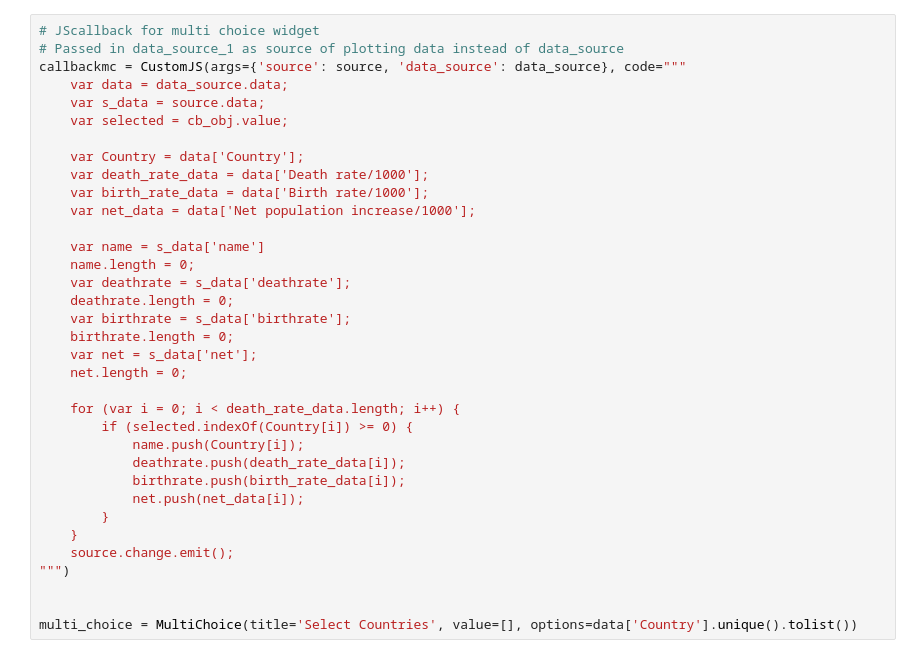
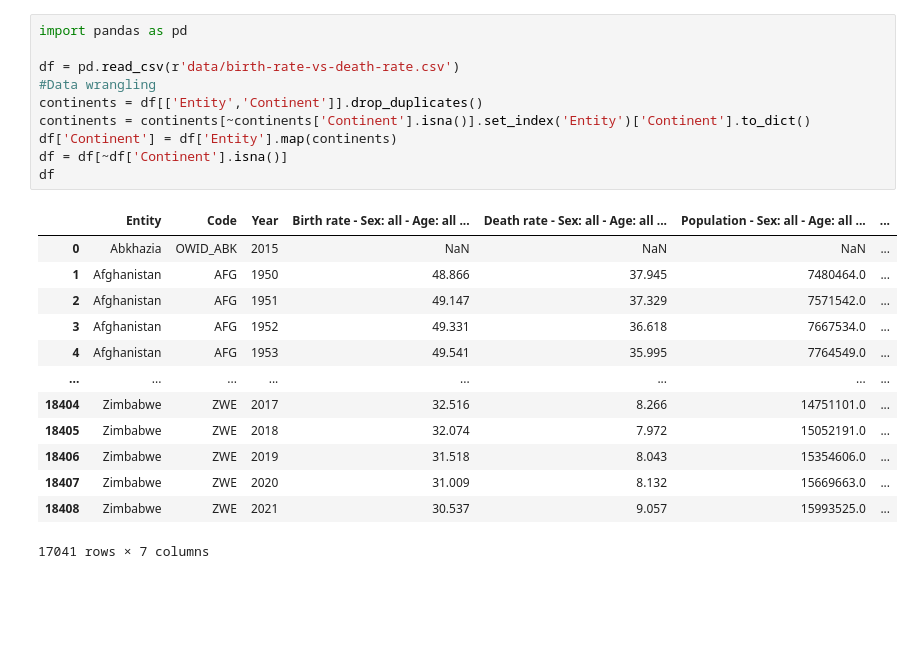
Before and after one commit to AlZ11/GeoDemo-Visualisations, a Jupyter notebook: birthdeathrate.ipynb, the cells around one changed output. Drawn from its saved outputs; the diff is of its cells as text; blank space fills up the shorter version.

```diff
--- a/birthdeathrate.ipynb
+++ b/birthdeathrate.ipynb
@@ -101,35 +1,24 @@ range_slider = RangeSlider(title='Year', start=1950, end=2021, step=1, value=(19
-# %%
-# JScallback for multi choice widget
-# Passed in data_source_1 as source of plotting data instead of data_source
-callbackmc = CustomJS(args={'source': source, 'data_source': data_source}, code="""
-    var data = data_source.data;
-    var s_data = source.data;
-    var selected = cb_obj.value;
-
-    var Country = data['Country'];
-    var death_rate_data = data['Death rate/1000'];
-    var birth_rate_data = data['Birth rate/1000'];
-    var net_data = data['Net population increase/1000'];
-
-    var name = s_data['name']
-    name.length = 0;
-    var deathrate = s_data['deathrate'];
-    deathrate.length = 0;
-    var birthrate = s_data['birthrate'];
-    birthrate.length = 0;
-    var net = s_data['net'];
-    net.length = 0;
-
-    for (var i = 0; i < death_rate_data.length; i++) {
-        if (selected.indexOf(Country[i]) >= 0) {
-            name.push(Country[i]);
-            deathrate.push(death_rate_data[i]);
-            birthrate.push(birth_rate_data[i]);
-            net.push(net_data[i]);
-        }
-    }
-    source.change.emit();
-""")
-
-
-multi_choice = MultiChoice(title='Select Countries', value=[], options=data['Country'].unique().tolist())
+# %%
+import pandas as pd
+
+df = pd.read_csv(r'data/birth-rate-vs-death-rate.csv')
+#Data wrangling
+continents = df[['Entity','Continent']].drop_duplicates()
+continents = continents[~continents['Continent'].isna()].set_index('Entity')['Continent'].to_dict()
+df['Continent'] = df['Entity'].map(continents)
+df = df[~df['Continent'].isna()]
+df
+# %% [output]
+|  | Entity | Code | Year | Birth rate - Sex: all - Age: all ... | Death rate - Sex: all - Age: all ... | Population - Sex: all - Age: all ... | ... |
+| 0 | Abkhazia | OWID_ABK | 2015 | NaN | NaN | NaN | ... |
+| 1 | Afghanistan | AFG | 1950 | 48.866 | 37.945 | 7480464.0 | ... |
+| 2 | Afghanistan | AFG | 1951 | 49.147 | 37.329 | 7571542.0 | ... |
+| 3 | Afghanistan | AFG | 1952 | 49.331 | 36.618 | 7667534.0 | ... |
+| 4 | Afghanistan | AFG | 1953 | 49.541 | 35.995 | 7764549.0 | ... |
+| ... | ... | ... | ... | ... | ... | ... | ... |
+| 18404 | Zimbabwe | ZWE | 2017 | 32.516 | 8.266 | 14751101.0 | ... |
+| 18405 | Zimbabwe | ZWE | 2018 | 32.074 | 7.972 | 15052191.0 | ... |
+| 18406 | Zimbabwe | ZWE | 2019 | 31.518 | 8.043 | 15354606.0 | ... |
+| 18407 | Zimbabwe | ZWE | 2020 | 31.009 | 8.132 | 15669663.0 | ... |
+| 18408 | Zimbabwe | ZWE | 2021 | 30.537 | 9.057 | 15993525.0 | ... |
+17041 rows × 7 columns
```
Also changed, not shown: parts of 13 cells of this notebook, 4 other files.
